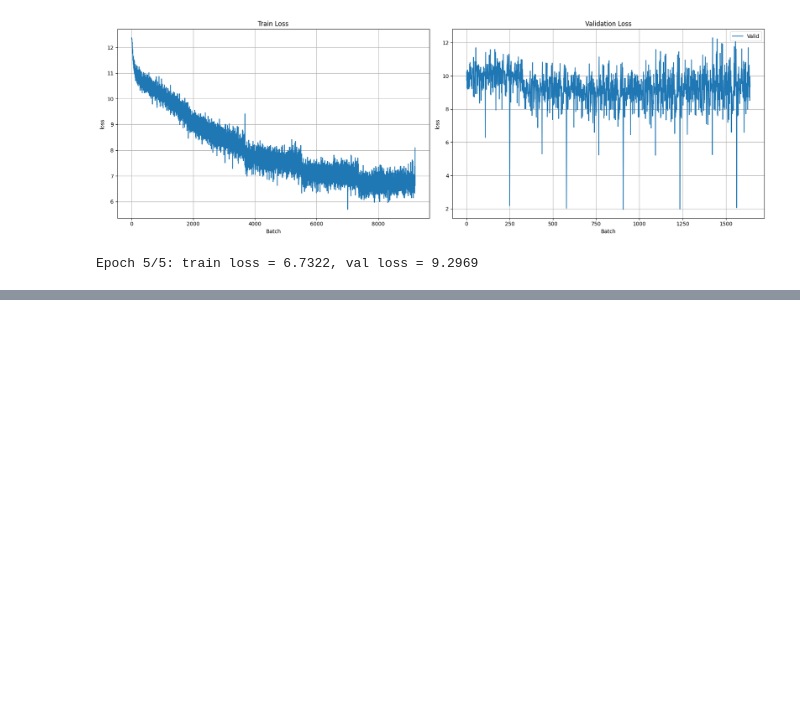
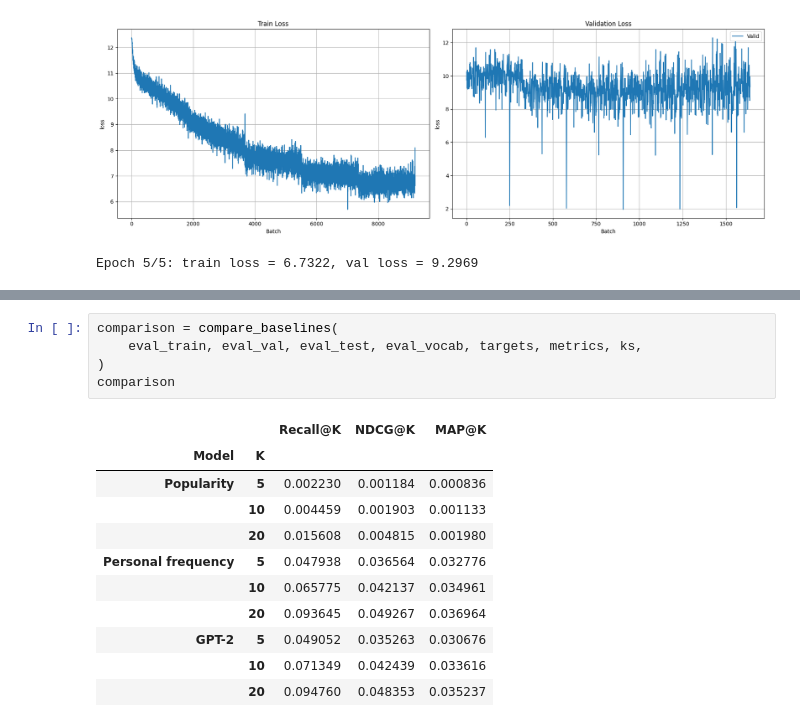
Before and after one commit to daosistt/recsys-rl-sequential, a Jupyter notebook: experiment.ipynb, the cells around one changed output, grey strips where cells are left out. Cells and saved outputs as stored; diff of their text form; blank space fills up the shorter version.

Commit message:
baseline final

```diff
--- a/experiment.ipynb
+++ b/experiment.ipynb
@@ -115,0 +128,17 @@ metrics
+# %%
+comparison = compare_baselines(
+    eval_train, eval_val, eval_test, eval_vocab, targets, metrics, ks,
+)
+comparison
+# %% [output]
+|  |  | Recall@K | NDCG@K | MAP@K |
+| Model | K |  |  |  |
+| Popularity | 5 | 0.002230 | 0.001184 | 0.000836 |
+|  | 10 | 0.004459 | 0.001903 | 0.001133 |
+|  | 20 | 0.015608 | 0.004815 | 0.001980 |
+| Personal frequency | 5 | 0.047938 | 0.036564 | 0.032776 |
+|  | 10 | 0.065775 | 0.042137 | 0.034961 |
+|  | 20 | 0.093645 | 0.049267 | 0.036964 |
+| GPT-2 | 5 | 0.049052 | 0.035263 | 0.030676 |
+|  | 10 | 0.071349 | 0.042439 | 0.033616 |
+|  | 20 | 0.094760 | 0.048353 | 0.035237 |
```
Also changed, not shown: parts of 2 cells of this notebook, 2 other files.
